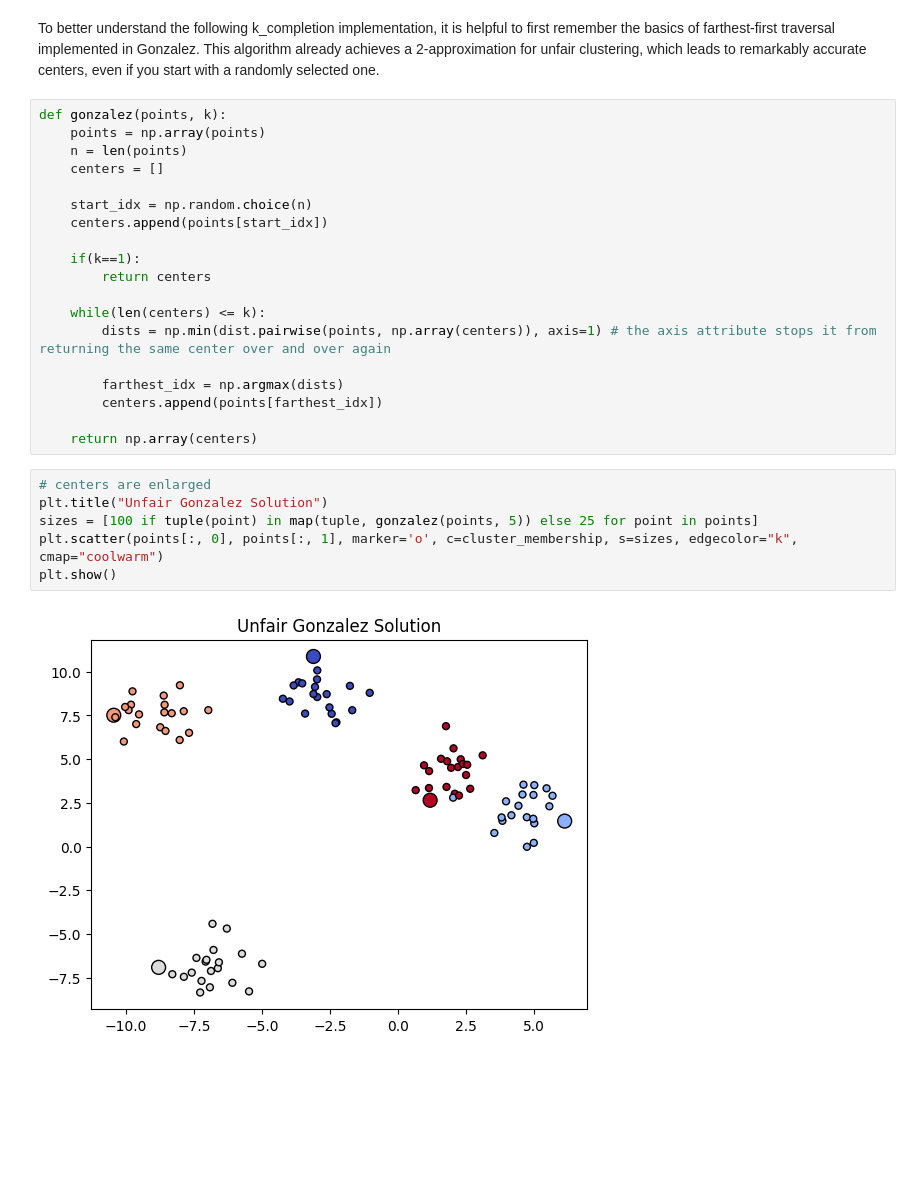
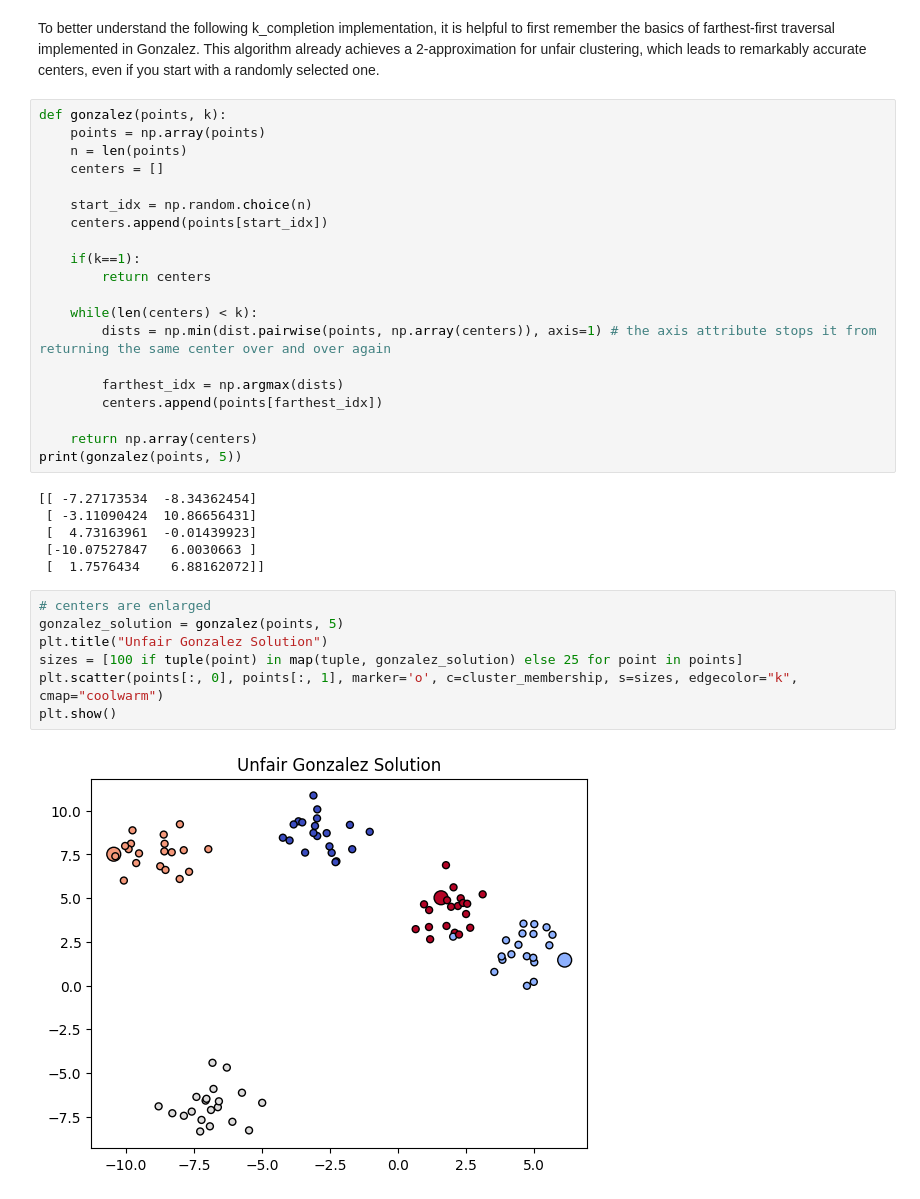
Before and after one commit to TheTree27/fair-kMSR, a Jupyter notebook: fkmsr.ipynb, the cells around one changed output. Drawn from its saved outputs; the diff is of its cells as text; blank space fills up the shorter version.

Commit message:
gonzalez visual correction

```diff
--- a/fkmsr.ipynb
+++ b/fkmsr.ipynb
@@ -59,21 +59,29 @@ def gonzalez(points, k):
     if(k==1):
         return centers
 
-    while(len(centers) <= k):
+    while(len(centers) < k):
         dists = np.min(dist.pairwise(points, np.array(centers)), axis=1) # the axis attribute stops it from returning the same center over and over again
 
         farthest_idx = np.argmax(dists)
         centers.append(points[farthest_idx])
 
     return np.array(centers)
+print(gonzalez(points, 5))
+# %% [output]
+[[ -7.27173534  -8.34362454]
+ [ -3.11090424  10.86656431]
+ [  4.73163961  -0.01439923]
+ [-10.07527847   6.0030663 ]
+ [  1.7576434    6.88162072]]
 # %%
 # centers are enlarged
+gonzalez_solution = gonzalez(points, 5)
 plt.title("Unfair Gonzalez Solution")
-sizes = [100 if tuple(point) in map(tuple, gonzalez(points, 5)) else 25 for point in points]
+sizes = [100 if tuple(point) in map(tuple, gonzalez_solution) else 25 for point in points]
 plt.scatter(points[:, 0], points[:, 1], marker='o', c=cluster_membership, s=sizes, edgecolor="k", cmap="coolwarm")
 plt.show()
 # %% [output]
-[figure, old version]
+[figure, new version]
 # %%
 def k_completion():
 # %% [output]
```
Also changed, not shown: parts of 2 cells of this notebook.
